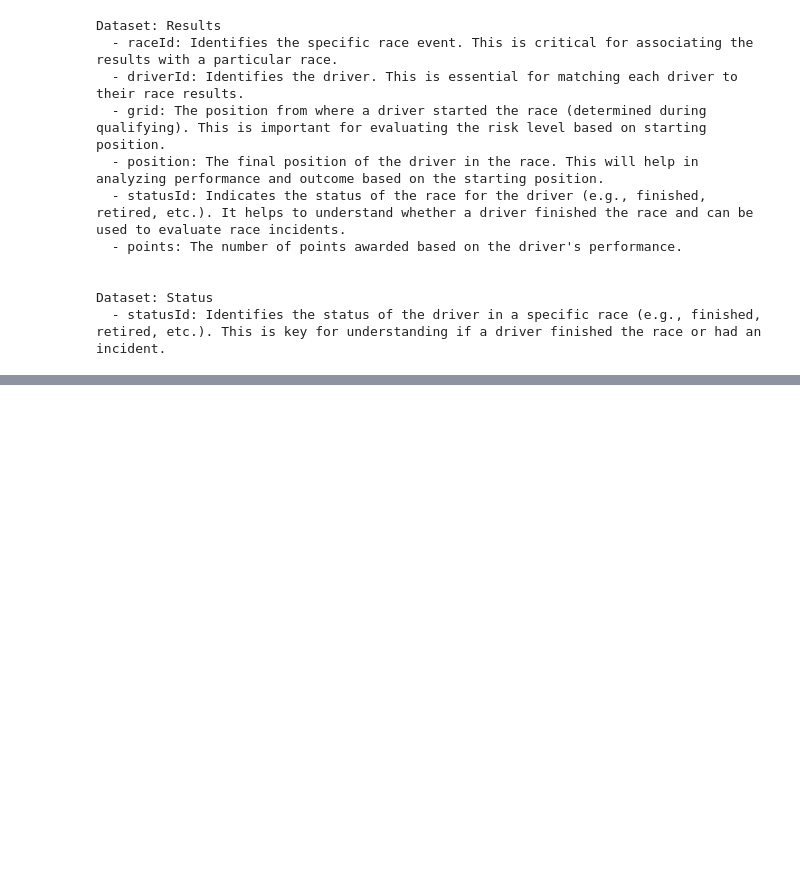
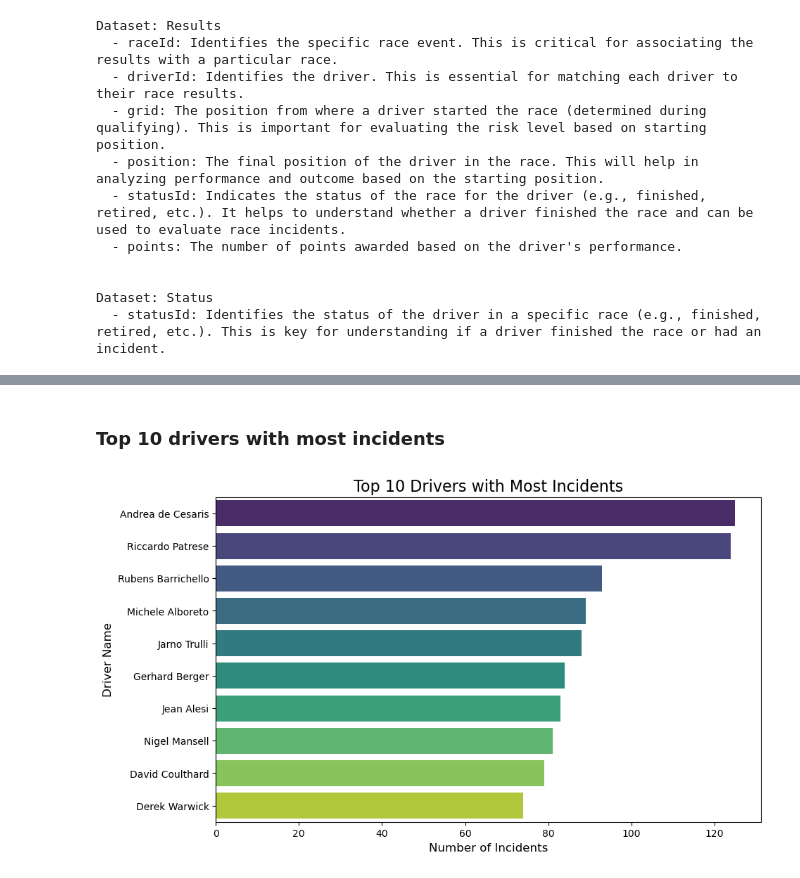
Before and after one commit to mitkonikov/f1, a Jupyter notebook: analysis_h1.ipynb, the cells around one changed output, grey strips where cells are left out. Drawn from its saved outputs; the diff is of its cells as text; code cells hidden in the pictures; blank space fills up the shorter version.

```diff
--- a/analysis_h1.ipynb
+++ b/analysis_h1.ipynb
@@ -650,0 +180,13 @@ print(cleaned_data.head())
+# %%
+# Odabrati samo potrebne stupce
+columns_to_keep = ['raceId', 'year', 'circuitId', 'name',
+                   'resultId', 'driverId', 'constructorId', 'grid',
+                   'positionText','positionOrder', 'points', 'laps', 'time_y',
+                   'milliseconds', 'fastestLap', 'fastestLapTime',
+                   'fastestLapSpeed', 'statusId', 'forename', 'surname', 'status']
+
+# Filtriranje 'merged' DataFrame-a na samo željene stupce
+filtered_data = merged[columns_to_keep]
+
+# Provjeri rezultate
+print(filtered_data.head())
@@ -650,0 +211,41 @@ print(cleaned_data.head())
+# %% [markdown]
+### Top 10 drivers with most incidents
+# %%
+incident_statuses = ['Accident', 'Collision', 'Retired', 'Spun off', 'Mechanical',
+                     'Tyre', 'Puncture', 'Engine', 'Gearbox', 'Transmission',
+                     'Clutch', 'Hydraulics', 'Electrical', 'Radiator', 'Suspension',
+                     'Brakes', 'Differential', 'Overheating', 'Driveshaft',
+                     'Fuel pressure', 'Front wing', 'Water pressure', 'Wheel',
+                     'Throttle', 'Steering', 'Broken wing', 'Heat shield fire',
+                     'Exhaust', 'Oil leak', 'Engine fire', 'Engine misfire',
+                     'Tyre puncture', 'Out of fuel', 'Wheel nut', 'Injured',
+                     'Safety concerns', 'Fatal accident', 'Collision damage', 'Damage']
+
+# Filtriranje podataka samo za incidente
+incidents = filtered_data[filtered_data['status'].isin(incident_statuses)]
+
+# Brojanje incidenata po vozaču
+incidents_per_driver = incidents['driverId'].value_counts()
+
+# Kreiranje novog stupca s imenom i prezimenom vozača
+incidents_with_names = incidents['forename'] + ' ' + incidents['surname']
+
+# Brojanje incidenata po imenu vozača
+incidents_per_driver_name = incidents_with_names.value_counts()
+
+# Prikazivanje top 10 vozača s najviše incidenata
+top_10_incidents = incidents_per_driver_name.head(10)
+
+# Kreiranje horizontalnog bar grafa bez upozorenja
+plt.figure(figsize=(10, 6))
+sns.barplot(x=top_10_incidents.values, y=top_10_incidents.index, palette='viridis', hue=top_10_incidents.index, legend=False)
+
+# Dodavanje naslova i oznaka osi
+plt.title('Top 10 Drivers with Most Incidents', fontsize=16)
+plt.xlabel('Number of Incidents', fontsize=12)
+plt.ylabel('Driver Name', fontsize=12)
+
+# Prikazivanje grafa
+plt.show()
+# %% [output]
+[figure, added]
```
Also changed, not shown: parts of 98 cells of this notebook.
